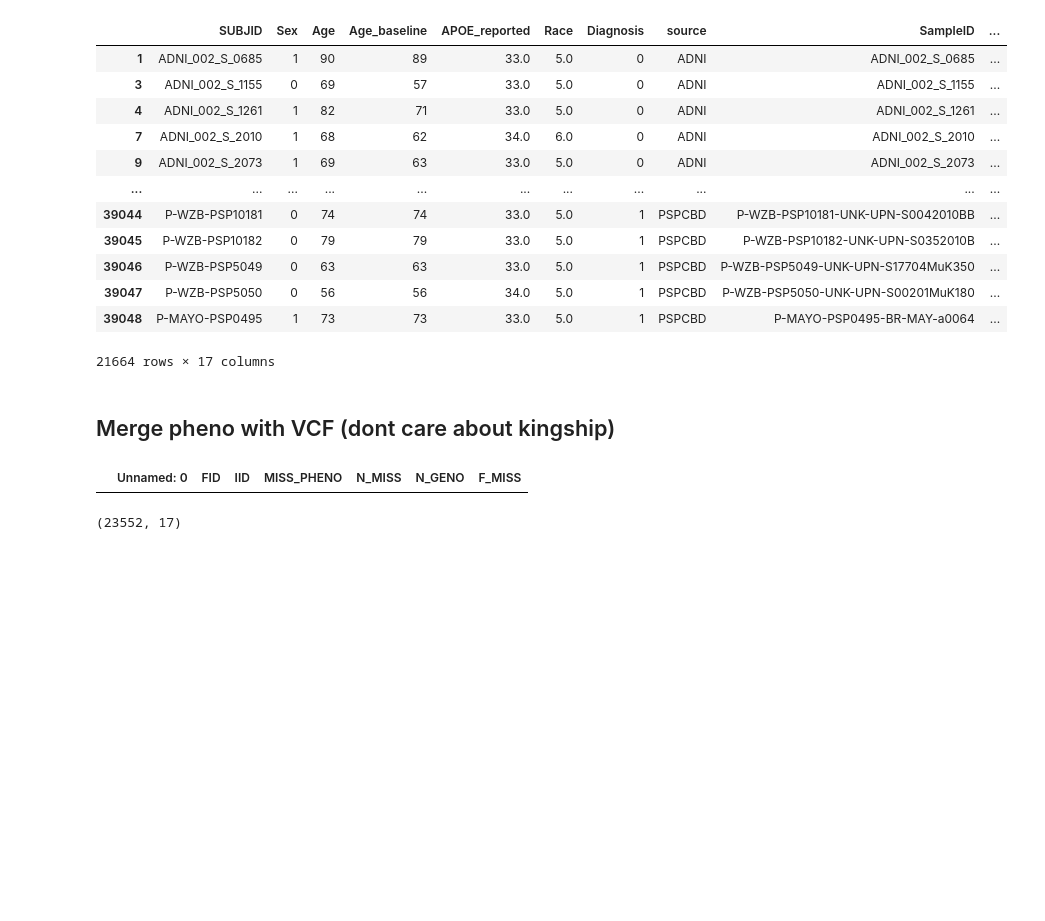
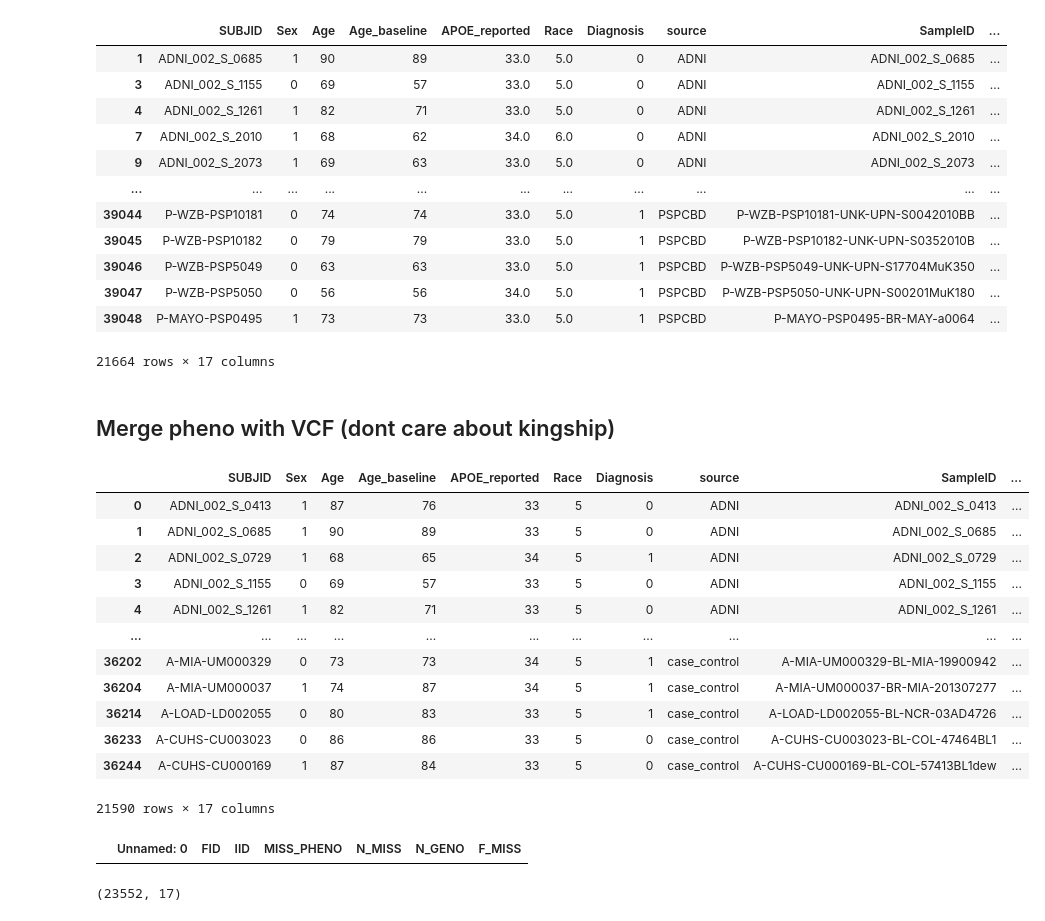
Before and after one commit to teresa-sansan/ADSP_polyfun, a Jupyter notebook: data_processing/phenotype/merge_pheno_36k.ipynb, the cells around one changed output. Saved outputs shown, nothing was run; the diff lists cells and outputs as text; code cells hidden in the pictures; blank space fills up the shorter version.

```diff
--- a/data_processing/phenotype/merge_pheno_36k.ipynb
+++ b/data_processing/phenotype/merge_pheno_36k.ipynb
@@ -707,6 +707,24 @@ pheno_w_sampleID[pheno_w_sampleID.SampleID.isin(king)]
 # %%
 pheno_vcf = pheno_w_sampleID[pheno_w_sampleID.SampleID.isin(vcf.FID)]
 pheno_vcf.to_csv(path+'pheno_vcf_merge.tsv', sep = '\t', index = False)
+# %%
+pheno_merge = pd.read_csv(path + 'pheno_merge_sampleID.tsv', sep = '\t')
+# %%
+pheno_merge[pheno_merge .SampleID.isin(vcf.FID)]
+# %% [output]
+|  | SUBJID | Sex | Age | Age_baseline | APOE_reported | Race | Diagnosis | source | SampleID | ... |
+| 0 | ADNI_002_S_0413 | 1 | 87 | 76 | 33 | 5 | 0 | ADNI | ADNI_002_S_0413 | ... |
+| 1 | ADNI_002_S_0685 | 1 | 90 | 89 | 33 | 5 | 0 | ADNI | ADNI_002_S_0685 | ... |
+| 2 | ADNI_002_S_0729 | 1 | 68 | 65 | 34 | 5 | 1 | ADNI | ADNI_002_S_0729 | ... |
+| 3 | ADNI_002_S_1155 | 0 | 69 | 57 | 33 | 5 | 0 | ADNI | ADNI_002_S_1155 | ... |
+| 4 | ADNI_002_S_1261 | 1 | 82 | 71 | 33 | 5 | 0 | ADNI | ADNI_002_S_1261 | ... |
+| ... | ... | ... | ... | ... | ... | ... | ... | ... | ... | ... |
+| 36202 | A-MIA-UM000329 | 0 | 73 | 73 | 34 | 5 | 1 | case_control | A-MIA-UM000329-BL-MIA-19900942 | ... |
+| 36204 | A-MIA-UM000037 | 1 | 74 | 87 | 34 | 5 | 1 | case_control | A-MIA-UM000037-BR-MIA-201307277 | ... |
+| 36214 | A-LOAD-LD002055 | 0 | 80 | 83 | 33 | 5 | 1 | case_control | A-LOAD-LD002055-BL-NCR-03AD4726 | ... |
+| 36233 | A-CUHS-CU003023 | 0 | 86 | 86 | 33 | 5 | 0 | case_control | A-CUHS-CU003023-BL-COL-47464BL1 | ... |
+| 36244 | A-CUHS-CU000169 | 1 | 87 | 84 | 33 | 5 | 0 | case_control | A-CUHS-CU000169-BL-COL-57413BL1dew | ... |
+21590 rows × 17 columns
 # %%
 vcf[vcf.FID != vcf.IID]
 # %% [output]
```
Also changed, not shown: 4 other files.
